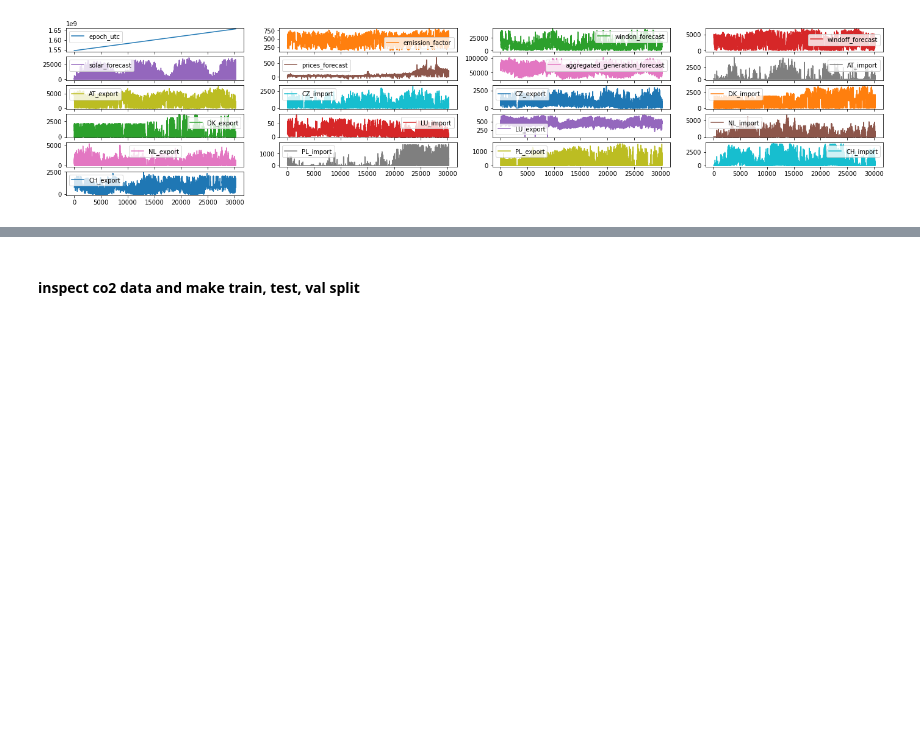
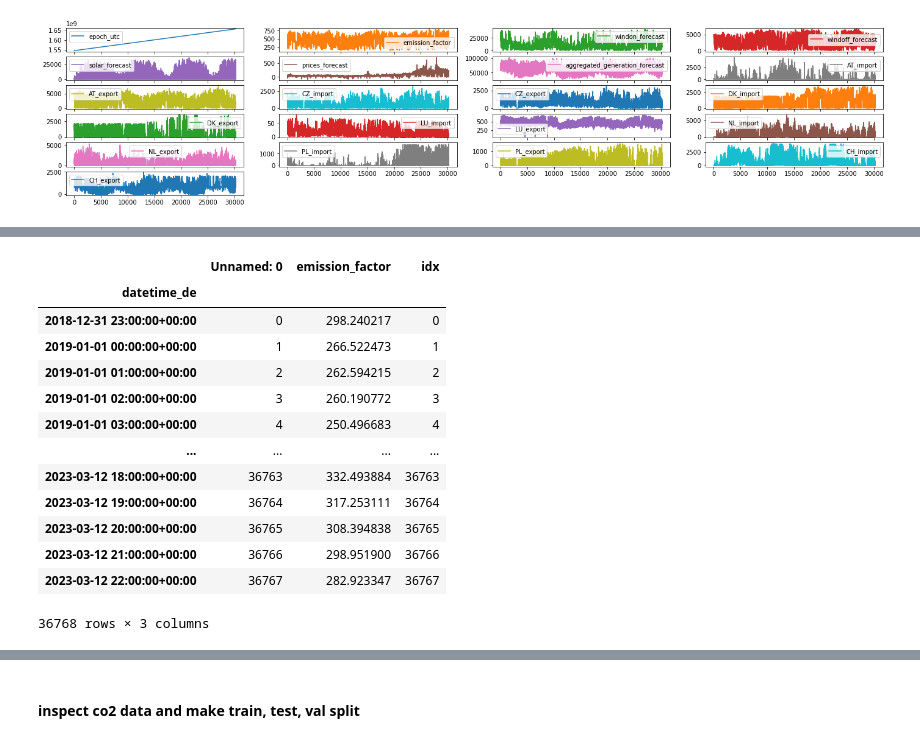
Before and after one commit to arianbajrami/Maser-Thesis-Comparison-of-Statistical-and-Deep-Learning-Forecasting-Models-Based-on-a-Use-Case-in-, a Jupyter notebook: statistical_models/Benchmarks_Exp_smoothing.ipynb, the cells around one changed output, grey strips where cells are left out. Saved outputs shown, nothing was run; the diff lists cells and outputs as text; code cells hidden in the pictures; blank space fills up the shorter version.

```diff
--- a/statistical_models/Benchmarks_Exp_smoothing.ipynb
+++ b/statistical_models/Benchmarks_Exp_smoothing.ipynb
@@ -28,3 +28,5 @@ dataset.head()
 | 4 | 1.546312e+09 | 250.496683 | 2019-01-01 03:00:00+00:00 | 25452.00 | 4907.25 | 0.0 | ... |
 5 rows × 22 columns
 [figure]
+# %%
+dataset = pd.read_csv('target.csv')
@@ -30,0 +44,20 @@ dataset.head()
+# %%
+dataset.index = features.datetime_de
+dataset['idx'] = features.index
+# %%
+dataset
+# %% [output]
+|  | Unnamed: 0 | emission_factor | idx |
+| datetime_de |  |  |  |
+| 2018-12-31 23:00:00+00:00 | 0 | 298.240217 | 0 |
+| 2019-01-01 00:00:00+00:00 | 1 | 266.522473 | 1 |
+| 2019-01-01 01:00:00+00:00 | 2 | 262.594215 | 2 |
+| 2019-01-01 02:00:00+00:00 | 3 | 260.190772 | 3 |
+| 2019-01-01 03:00:00+00:00 | 4 | 250.496683 | 4 |
+| ... | ... | ... | ... |
+| 2023-03-12 18:00:00+00:00 | 36763 | 332.493884 | 36763 |
+| 2023-03-12 19:00:00+00:00 | 36764 | 317.253111 | 36764 |
+| 2023-03-12 20:00:00+00:00 | 36765 | 308.394838 | 36765 |
+| 2023-03-12 21:00:00+00:00 | 36766 | 298.951900 | 36766 |
+| 2023-03-12 22:00:00+00:00 | 36767 | 282.923347 | 36767 |
+36768 rows × 3 columns
```
Also changed, not shown: parts of 21 cells of this notebook, 3 other files.
